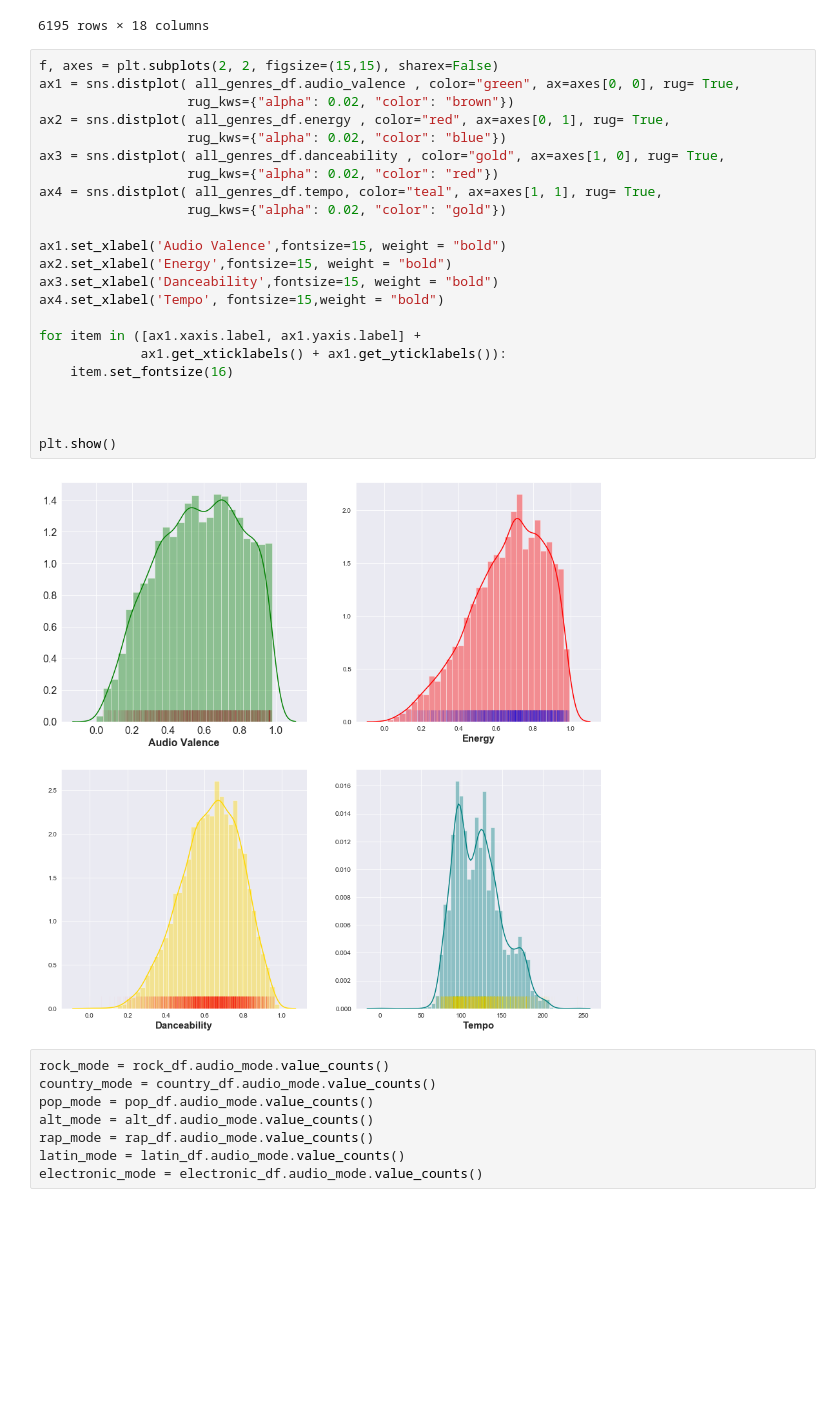
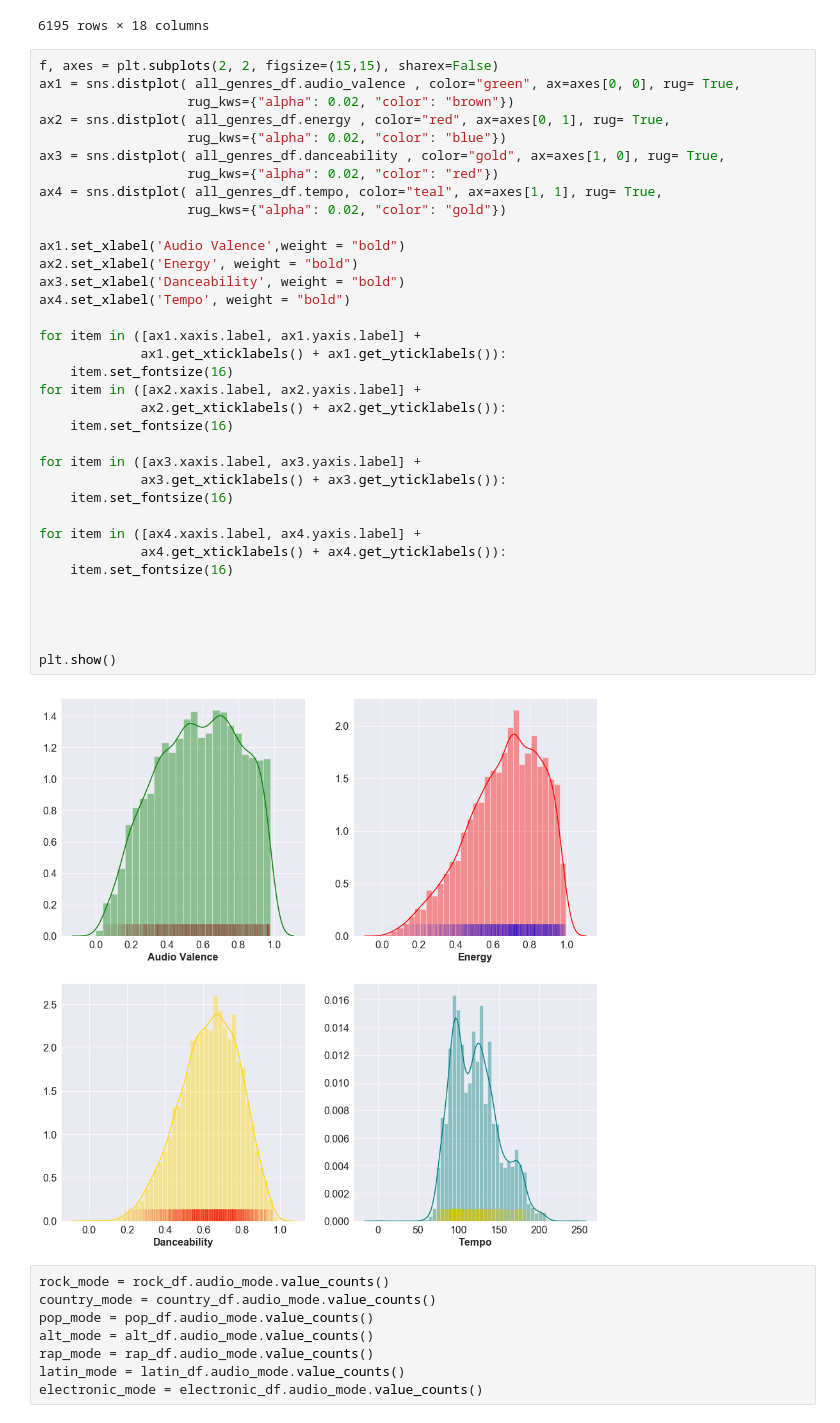
Before and after one commit to GolAbrishami/anlt232hw2, a Jupyter notebook: Final_Draft.ipynb, the cells around one changed output. Drawn from its saved outputs; the diff is of its cells as text; blank space fills up the shorter version.

```diff
--- a/Final_Draft.ipynb
+++ b/Final_Draft.ipynb
@@ -250,28 +250,40 @@ all_genres_df
 # %%
 f, axes = plt.subplots(2, 2, figsize=(15,15), sharex=False)
 ax1 = sns.distplot( all_genres_df.audio_valence , color="green", ax=axes[0, 0], rug= True,
                    rug_kws={"alpha": 0.02, "color": "brown"})
 ax2 = sns.distplot( all_genres_df.energy , color="red", ax=axes[0, 1], rug= True,
                    rug_kws={"alpha": 0.02, "color": "blue"})
 ax3 = sns.distplot( all_genres_df.danceability , color="gold", ax=axes[1, 0], rug= True,
                    rug_kws={"alpha": 0.02, "color": "red"})
 ax4 = sns.distplot( all_genres_df.tempo, color="teal", ax=axes[1, 1], rug= True,
                    rug_kws={"alpha": 0.02, "color": "gold"})
 
-ax1.set_xlabel('Audio Valence',fontsize=15, weight = "bold")
-ax2.set_xlabel('Energy',fontsize=15, weight = "bold")
-ax3.set_xlabel('Danceability',fontsize=15, weight = "bold")
-ax4.set_xlabel('Tempo', fontsize=15,weight = "bold")
+ax1.set_xlabel('Audio Valence',weight = "bold")
+ax2.set_xlabel('Energy', weight = "bold")
+ax3.set_xlabel('Danceability', weight = "bold")
+ax4.set_xlabel('Tempo', weight = "bold")
 
 for item in ([ax1.xaxis.label, ax1.yaxis.label] +
              ax1.get_xticklabels() + ax1.get_yticklabels()):
     item.set_fontsize(16)
+for item in ([ax2.xaxis.label, ax2.yaxis.label] +
+             ax2.get_xticklabels() + ax2.get_yticklabels()):
+    item.set_fontsize(16)
+
+for item in ([ax3.xaxis.label, ax3.yaxis.label] +
+             ax3.get_xticklabels() + ax3.get_yticklabels()):
+    item.set_fontsize(16)
+
+for item in ([ax4.xaxis.label, ax4.yaxis.label] +
+             ax4.get_xticklabels() + ax4.get_yticklabels()):
+    item.set_fontsize(16)
+
 
 
 
 plt.show()
 # %% [output]
-[figure, old version]
+[figure, new version]
 # %%
 rock_mode = rock_df.audio_mode.value_counts()
 country_mode = country_df.audio_mode.value_counts()
```
